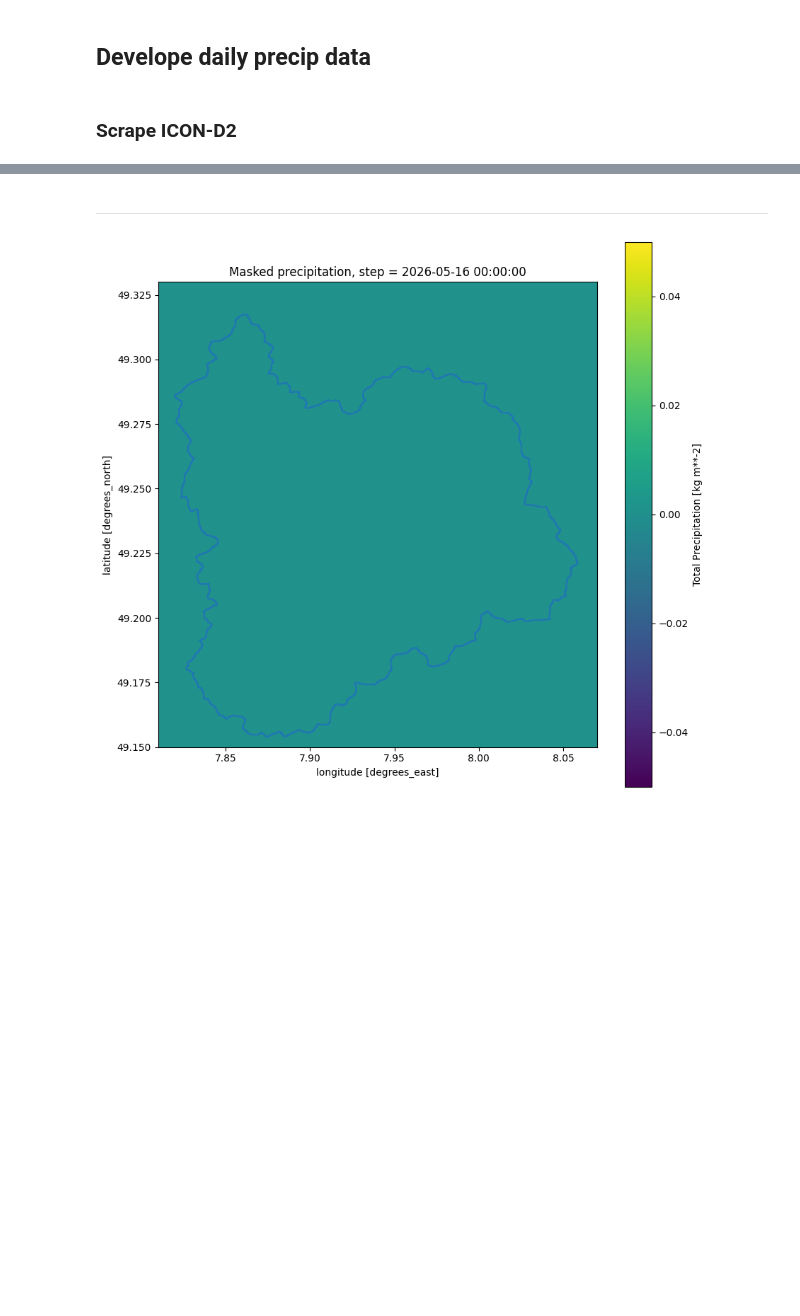
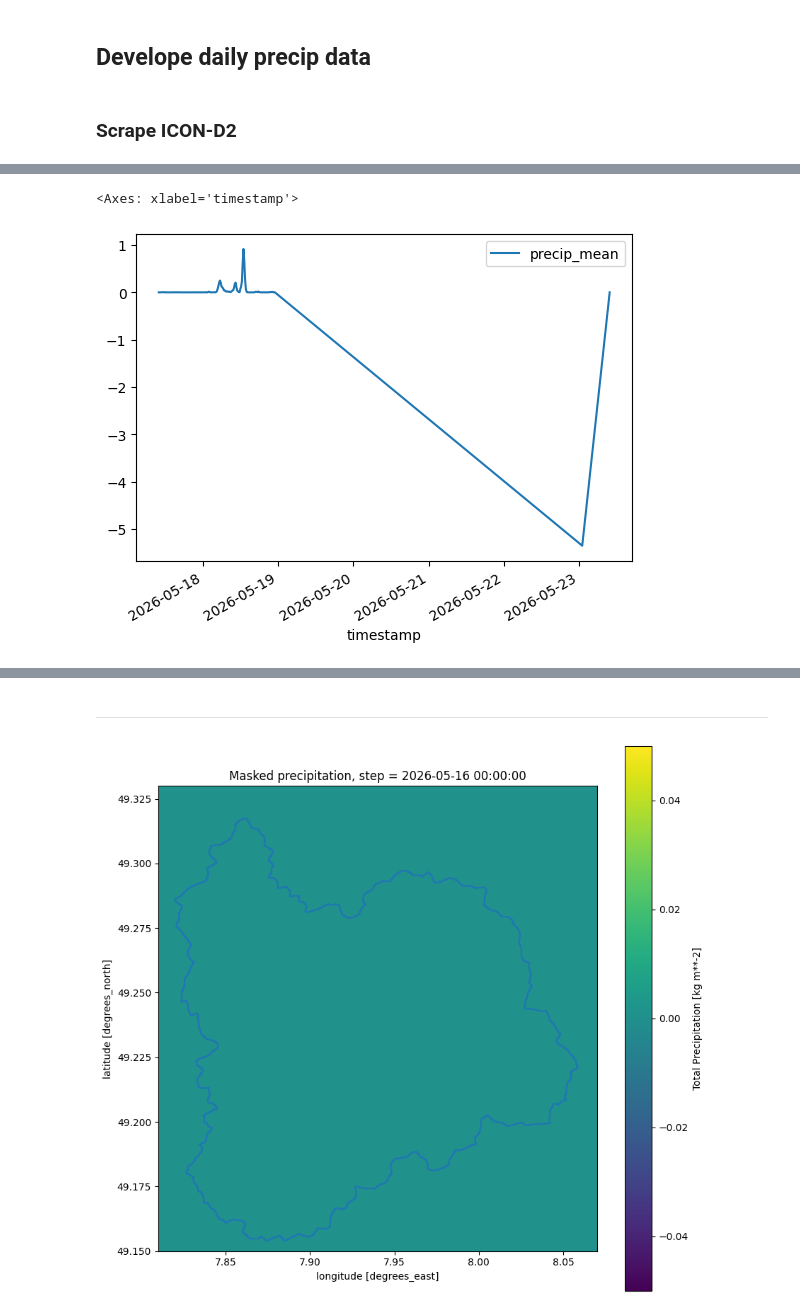
Before and after one commit to danielsehr/pred-Q-ueich, a Jupyter notebook: temp.ipynb, the cells around one changed output, grey strips where cells are left out. Saved outputs shown, nothing was run; the diff lists cells and outputs as text; code cells hidden in the pictures; blank space fills up the shorter version.

```diff
--- a/temp.ipynb
+++ b/temp.ipynb
@@ -334,0 +508,7 @@ df_precip_all.plot()
+# %%
+df = load_precip_forecast_data()
+# %%
+df.plot()
+# %% [output]
+<Axes: xlabel='timestamp'>
+[figure, added]
```
Also changed, not shown: parts of 13 cells of this notebook.
